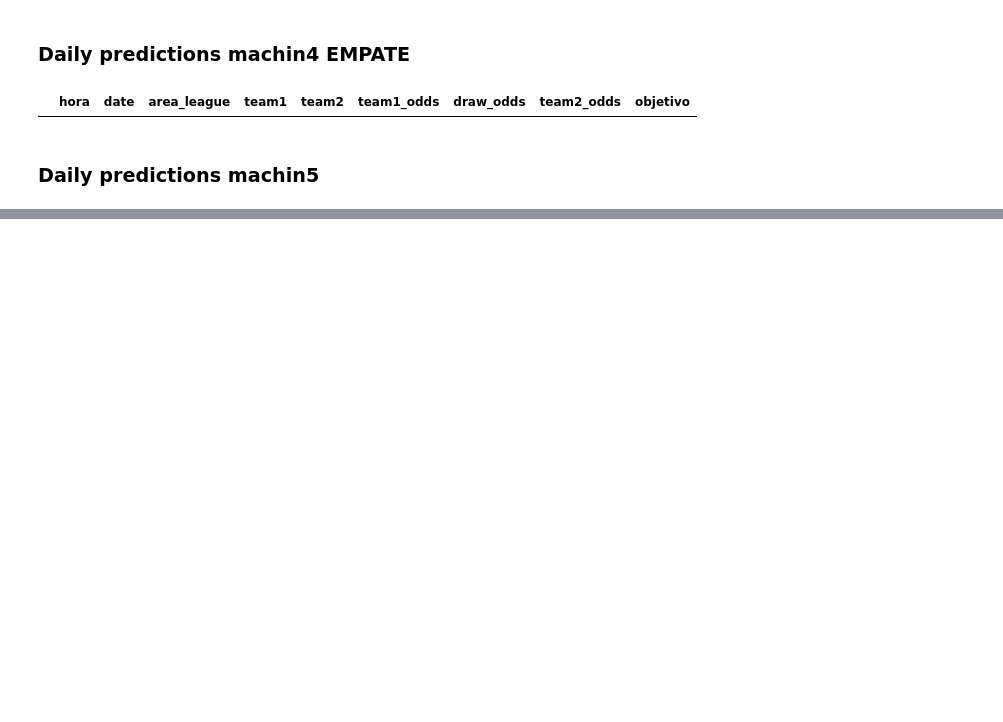
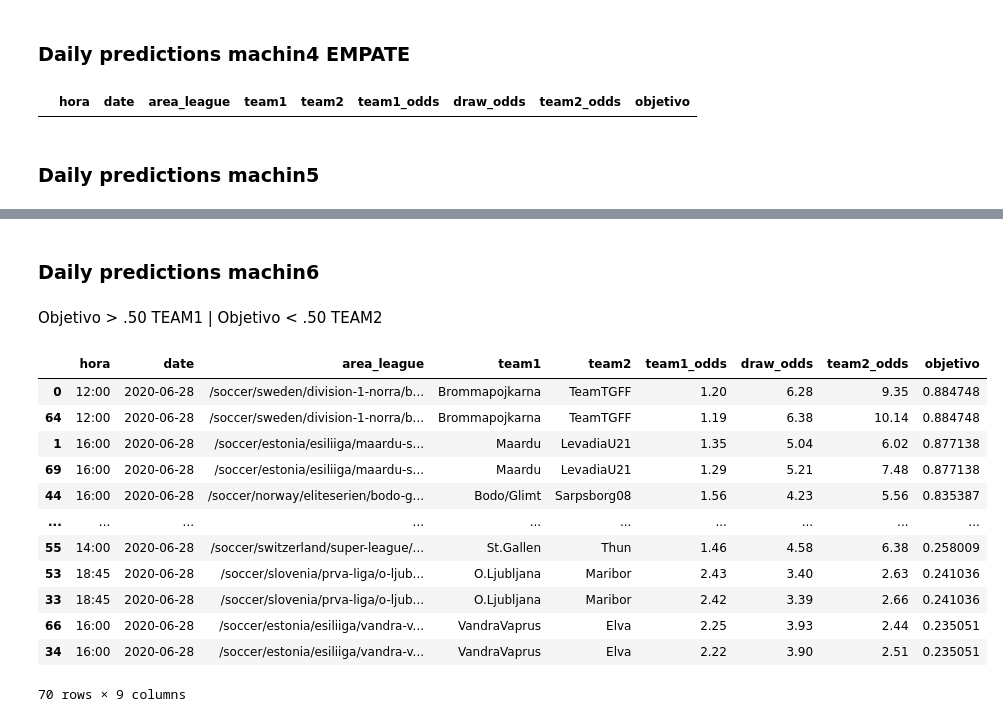
Before and after one commit to jtmancilla/DSP-Sport-AI, a Jupyter notebook: Daily-predictions.ipynb, the cells around one changed output, grey strips where cells are left out. Saved outputs shown, nothing was run; the diff lists cells and outputs as text; code cells hidden in the pictures; blank space fills up the shorter version.

```diff
--- a/Daily-predictions.ipynb
+++ b/Daily-predictions.ipynb
@@ -103,0 +117,22 @@ dsp.daily_prediction(df_prediccion)
+# %% [markdown]
+### Daily predictions machin6
+# %% [markdown]
+Objetivo > .50 TEAM1  | Objetivo < .50 TEAM2
+# %%
+df_prediccion = dsp.load_data(tbl="tbl_prediccion_machin6")
+dp = dsp.daily_prediction(df_prediccion)
+dp.sort_values(by=['objetivo'],ascending=False)
+# %% [output]
+|  | hora | date | area_league | team1 | team2 | team1_odds | draw_odds | team2_odds | objetivo |
+| 0 | 12:00 | 2020-06-28 | /soccer/sweden/division-1-norra/b... | Brommapojkarna | TeamTGFF | 1.20 | 6.28 | 9.35 | 0.884748 |
+| 64 | 12:00 | 2020-06-28 | /soccer/sweden/division-1-norra/b... | Brommapojkarna | TeamTGFF | 1.19 | 6.38 | 10.14 | 0.884748 |
+| 1 | 16:00 | 2020-06-28 | /soccer/estonia/esiliiga/maardu-s... | Maardu | LevadiaU21 | 1.35 | 5.04 | 6.02 | 0.877138 |
+| 69 | 16:00 | 2020-06-28 | /soccer/estonia/esiliiga/maardu-s... | Maardu | LevadiaU21 | 1.29 | 5.21 | 7.48 | 0.877138 |
+| 44 | 16:00 | 2020-06-28 | /soccer/norway/eliteserien/bodo-g... | Bodo/Glimt | Sarpsborg08 | 1.56 | 4.23 | 5.56 | 0.835387 |
+| ... | ... | ... | ... | ... | ... | ... | ... | ... | ... |
+| 55 | 14:00 | 2020-06-28 | /soccer/switzerland/super-league/... | St.Gallen | Thun | 1.46 | 4.58 | 6.38 | 0.258009 |
+| 53 | 18:45 | 2020-06-28 | /soccer/slovenia/prva-liga/o-ljub... | O.Ljubljana | Maribor | 2.43 | 3.40 | 2.63 | 0.241036 |
+| 33 | 18:45 | 2020-06-28 | /soccer/slovenia/prva-liga/o-ljub... | O.Ljubljana | Maribor | 2.42 | 3.39 | 2.66 | 0.241036 |
+| 66 | 16:00 | 2020-06-28 | /soccer/estonia/esiliiga/vandra-v... | VandraVaprus | Elva | 2.25 | 3.93 | 2.44 | 0.235051 |
+| 34 | 16:00 | 2020-06-28 | /soccer/estonia/esiliiga/vandra-v... | VandraVaprus | Elva | 2.22 | 3.90 | 2.51 | 0.235051 |
+70 rows × 9 columns
```
Also changed, not shown: parts of 6 cells of this notebook.
